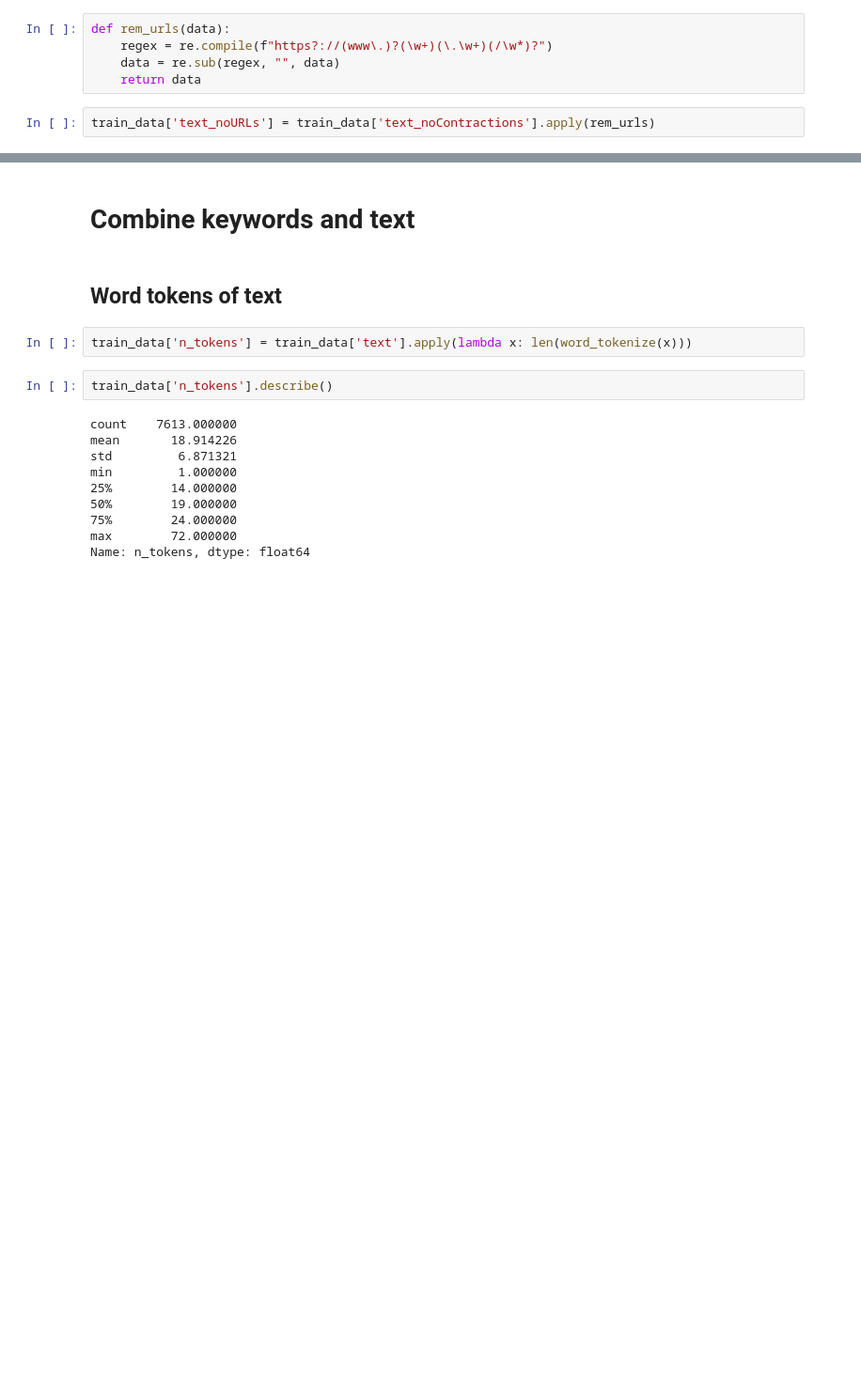
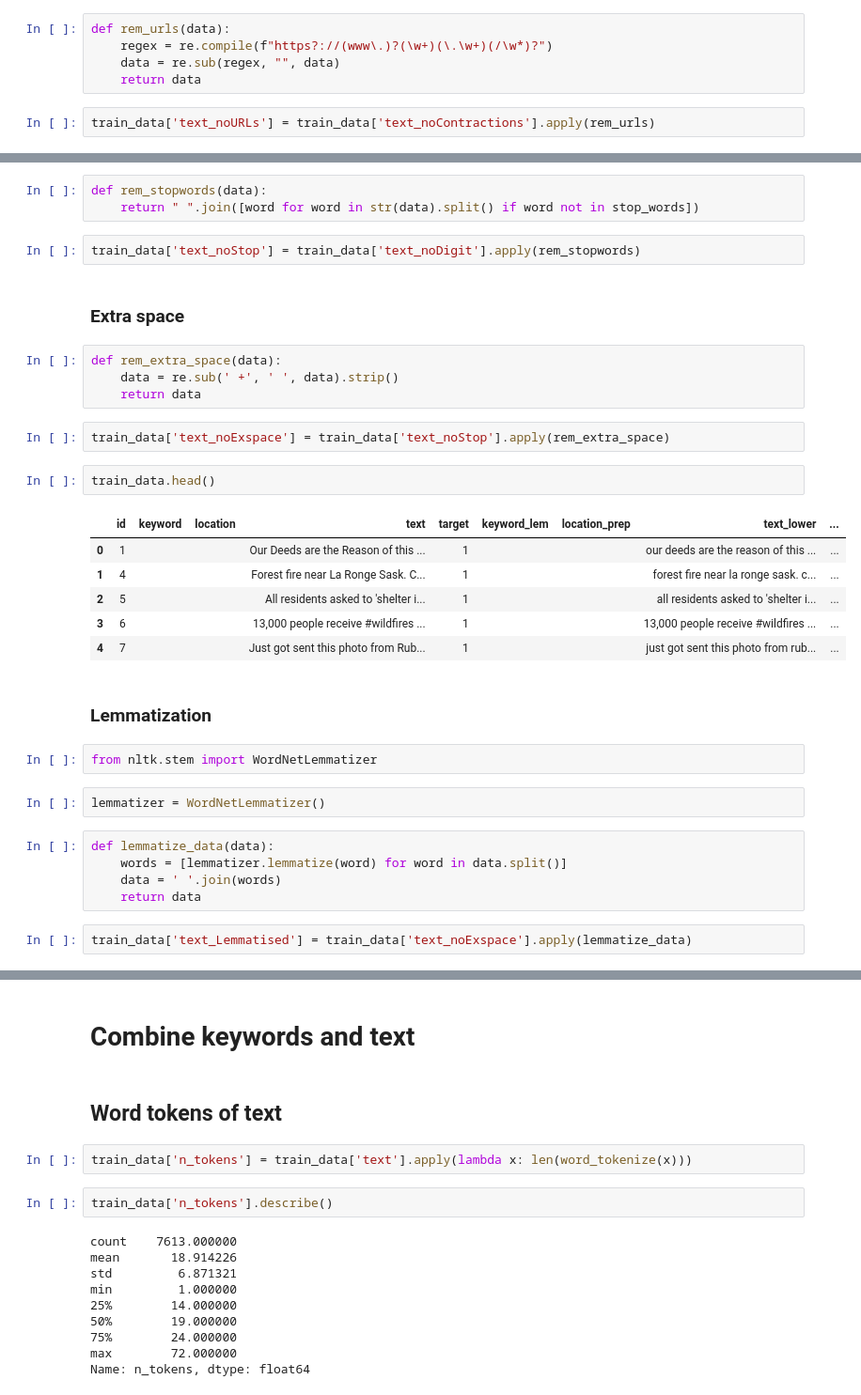
Before and after one commit to respwill/disaster_tweet, a Jupyter notebook: EDA.ipynb, the cells around one changed output, grey strips where cells are left out. Shown: that part at 94% size. Saved outputs shown, nothing was run; the diff lists cells and outputs as text; blank space fills up the shorter version.

```diff
--- a/EDA.ipynb
+++ b/EDA.ipynb
@@ -313,0 +416,35 @@ train_data['text_noEmail'] = train_data['text_noContractions'].apply()
+# %%
+def rem_stopwords(data):
+    return " ".join([word for word in str(data).split() if word not in stop_words])
+# %%
+train_data['text_noStop'] = train_data['text_noDigit'].apply(rem_stopwords)
+# %% [markdown]
+### Extra space
+# %%
+def rem_extra_space(data):
+    data = re.sub(' +', ' ', data).strip()
+    return data
+# %%
+train_data['text_noExspace'] = train_data['text_noStop'].apply(rem_extra_space)
+# %%
+train_data.head()
+# %% [output]
+|  | id | keyword | location | text | target | keyword_lem | location_prep | text_lower | ... |
+| 0 | 1 |  |  | Our Deeds are the Reason of this ... | 1 |  |  | our deeds are the reason of this ... | ... |
+| 1 | 4 |  |  | Forest fire near La Ronge Sask. C... | 1 |  |  | forest fire near la ronge sask. c... | ... |
+| 2 | 5 |  |  | All residents asked to 'shelter i... | 1 |  |  | all residents asked to 'shelter i... | ... |
+| 3 | 6 |  |  | 13,000 people receive #wildfires ... | 1 |  |  | 13,000 people receive #wildfires ... | ... |
+| 4 | 7 |  |  | Just got sent this photo from Rub... | 1 |  |  | just got sent this photo from rub... | ... |
+# %% [markdown]
+### Lemmatization
+# %%
+from nltk.stem import WordNetLemmatizer
+# %%
+lemmatizer = WordNetLemmatizer()
+# %%
+def lemmatize_data(data):
+    words = [lemmatizer.lemmatize(word) for word in data.split()]
+    data = ' '.join(words)
+    return data
+# %%
+train_data['text_Lemmatised'] = train_data['text_noExspace'].apply(lemmatize_data)
```
Also changed, not shown: parts of 75 cells of this notebook.
